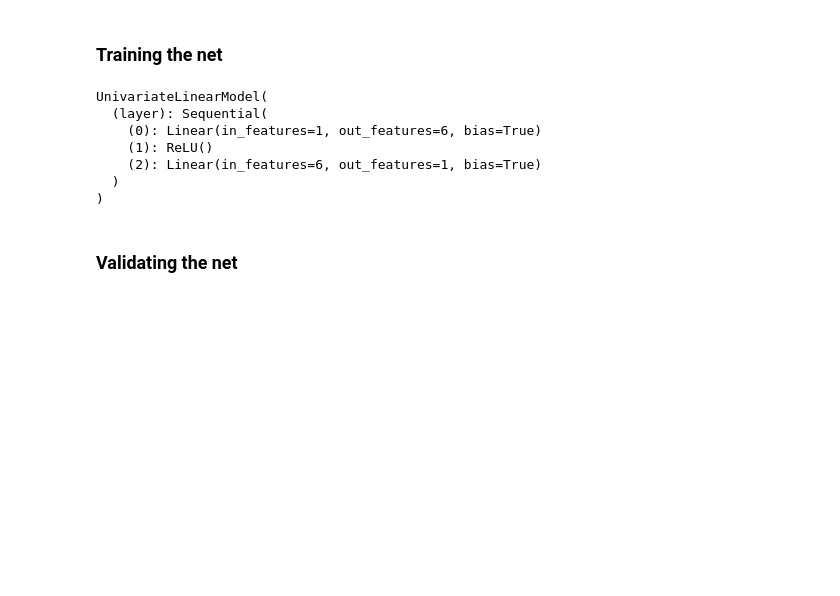
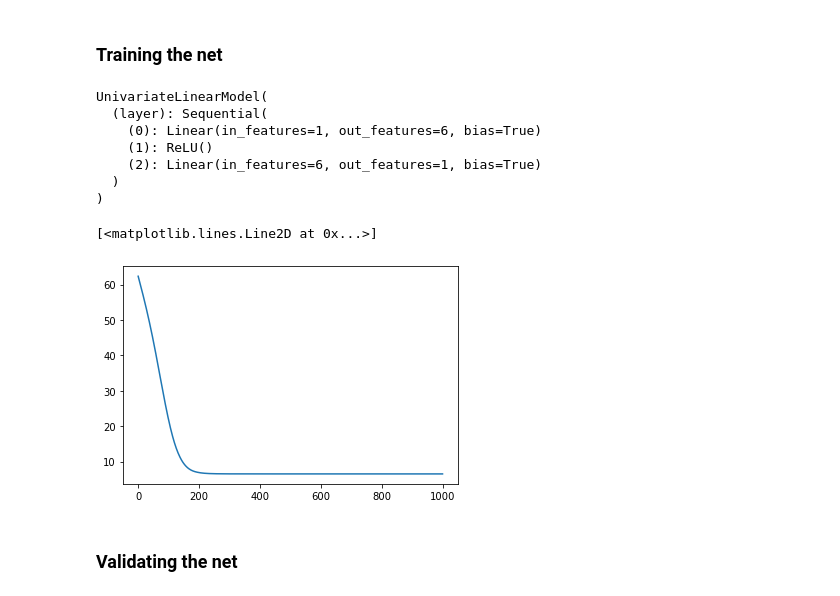
Before and after one commit to jonmunm/nbs, a Jupyter notebook: Machine Learning (Coursera)/Linear Regression/(Pytorch NN with DL) Linear Regression I.ipynb, the cells around one changed output. Saved outputs shown, nothing was run; the diff lists cells and outputs as text; code cells hidden in the pictures; blank space fills up the shorter version.

```diff
--- a/Machine Learning (Coursera)/Linear Regression/(Pytorch NN with DL) Linear Regression I.ipynb
+++ b/Machine Learning (Coursera)/Linear Regression/(Pytorch NN with DL) Linear Regression I.ipynb
@@ -77,7 +77,7 @@ hidden_size = 6
 # %%
 model = UnivariateLinearModel(1, hidden_size, 1)
 optimizer = optim.SGD(model.parameters(), lr=1e-3)
-loss_fn = nn.MSELoss(reduction='mean')
+mseloss_fn = nn.MSELoss(reduction='mean')
 # %%
 model
 # %% [output]
@@ -88,15 +88,3 @@ UnivariateLinearModel(
     (2): Linear(in_features=6, out_features=1, bias=True)
   )
 )
-# %%
-epochs = 1000
-losses = []
-for i in tqdm(range(epochs)):
-    for x, y in train_dl:
-        y_pred = model(x)
-        loss = loss_fn(y_pred, y)
-        losses.append(loss.item())
-
-        loss.backward()
-        optimizer.step()
-        optimizer.zero_grad()
@@ -103 +93,6 @@ for i in tqdm(range(epochs)):
+# %%
+plt.plot(range(1000), losses)
+# %% [output]
+[<matplotlib.lines.Line2D at 0x...>]
+[figure, added]
 # %%
```
Also changed, not shown: parts of 11 cells of this notebook, 2 other files.
